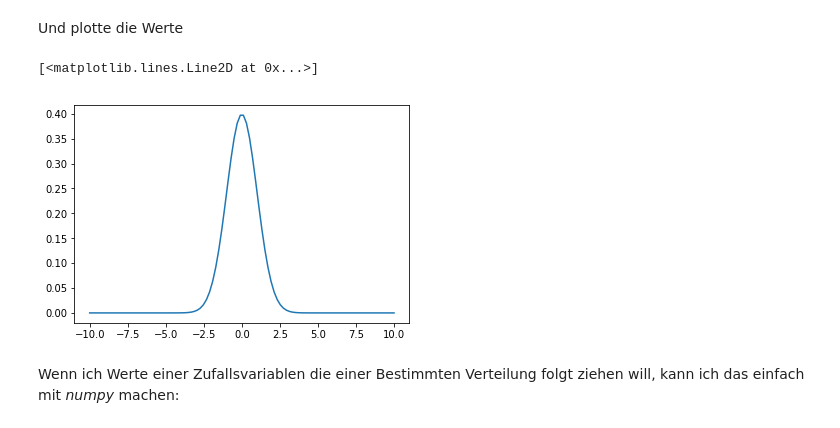
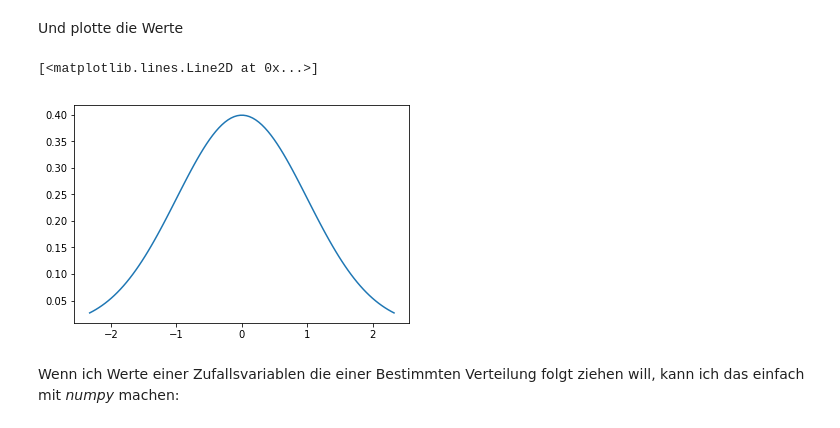
Before and after one commit to marianoju/NF_DS_1_course_material, a Jupyter notebook: descriptive_analysis/distributions.ipynb, the cells around one changed output. Drawn from its saved outputs; the diff is of its cells as text; code cells hidden in the pictures.

```diff
--- a/descriptive_analysis/distributions.ipynb
+++ b/descriptive_analysis/distributions.ipynb
@@ -18,14 +19,18 @@ x = scipy.linspace(-10,10,100)
+# %%
+lower = scipy.stats.norm.ppf(0.01,0,1)
+upper = scipy.stats.norm.ppf(0.99,0,1)
+x = scipy.linspace(lower,upper,100)
 # %% [markdown]
 Dann berechne ich die pdf an den in **x** gespeicherten Stellen wie folgt
 # %%
-pdf = scipy.stats.norm.pdf(x,0,1)
+y = scipy.stats.norm.pdf(x,0,1)
 # %% [markdown]
 Und plotte die Werte
 # %%
-plt.plot(x, pdf)
+plt.plot(x,y)
 # %% [output]
 [<matplotlib.lines.Line2D at 0x...>]
-[figure, old version]
+[figure, new version]
 # %% [markdown]
 Wenn ich Werte einer Zufallsvariablen die einer Bestimmten Verteilung folgt ziehen will, kann ich das einfach mit *numpy* machen:
 # %%
```
Also changed, not shown: parts of 15 cells of this notebook.
